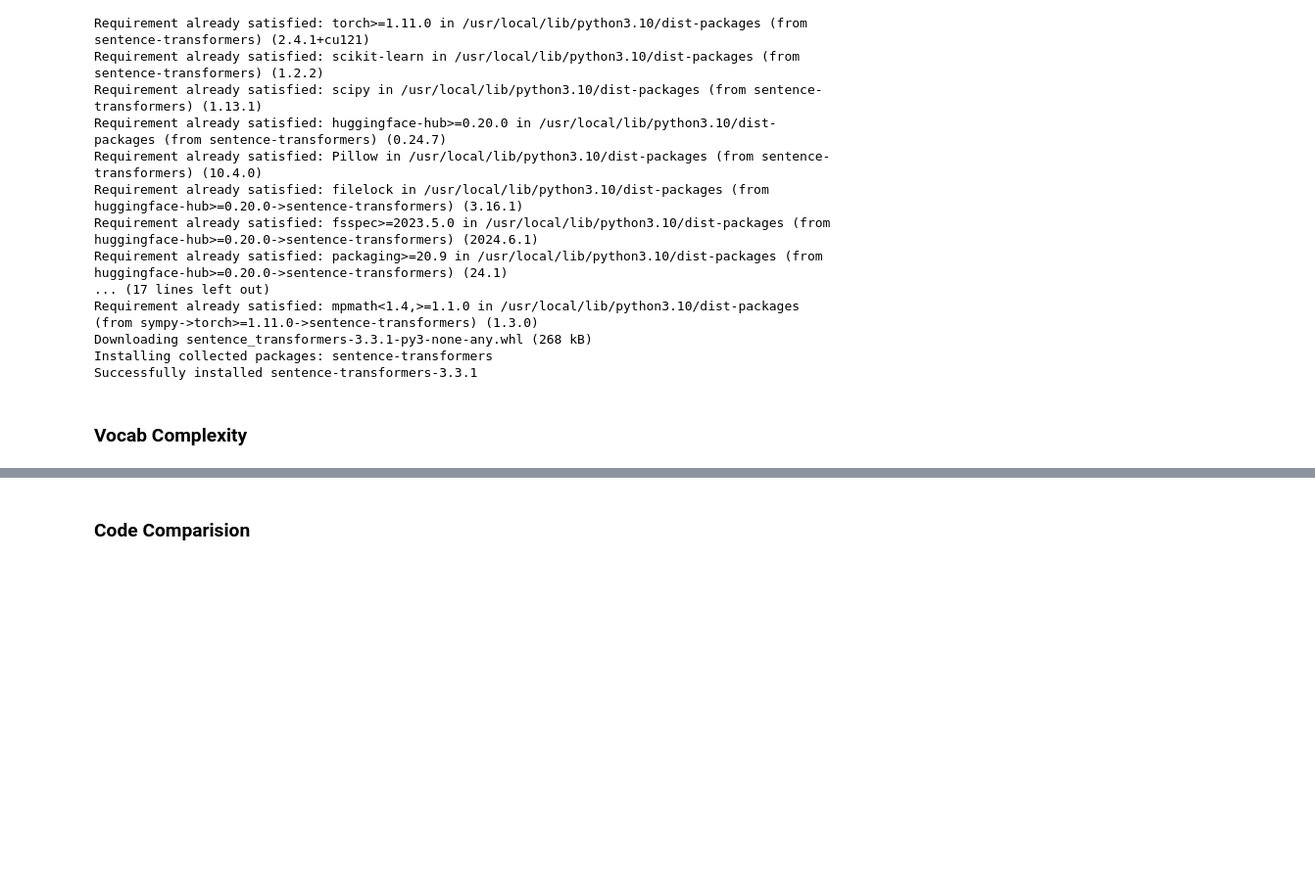
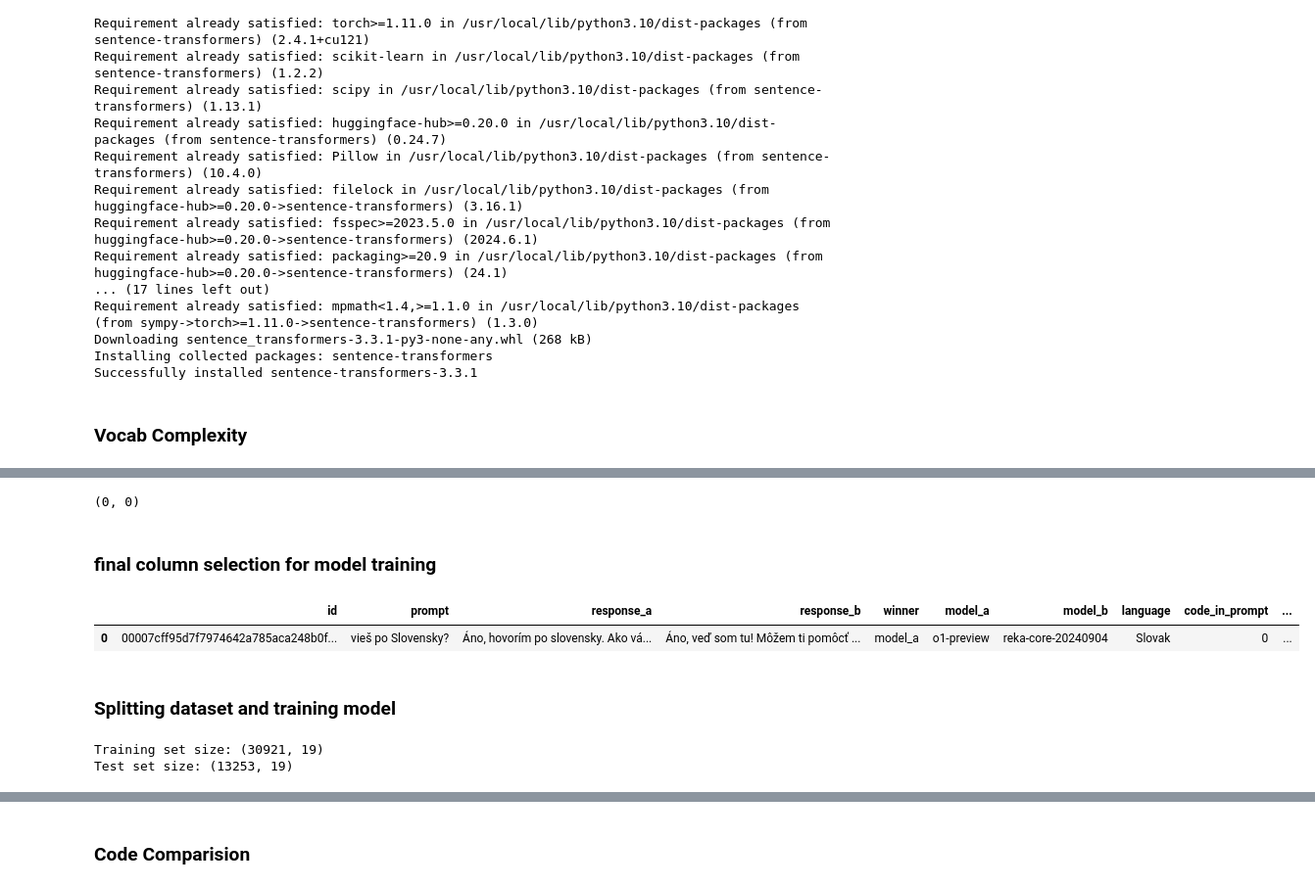
Before and after one commit to mridulgupta2906/kaggle_WSDM-_Multilingual, a Jupyter notebook: notebook882446bfcc.ipynb, the cells around one changed output, grey strips where cells are left out. Shown at 98% size. Drawn from its saved outputs; the diff is of its cells as text; code cells hidden in the pictures; blank space fills up the shorter version.

```diff
--- a/notebook882446bfcc.ipynb
+++ b/notebook882446bfcc.ipynb
@@ -839,0 +751,30 @@ del(df['vcs_list'])
+# %%
+columns_to_transform = ['code_in_prompt','code_in_response_a','code_in_response_b']
+df[columns_to_transform] = df[columns_to_transform].astype(int)
+# %%
+df[["web_dev_prompt", "dev_prompt", "comprehensive_prompt"]] = pd.DataFrame(df["code_languages_in_prompt"].tolist(), index=df.index)
+df[["web_dev_response_a", "dev_response_a", "comprehensive_response_a"]]= pd.DataFrame(df["code_languages_in_response_a"].tolist(), index=df.index)
+df[["web_dev_response_b", "dev_response_b", "comprehensive_response_b"]] = pd.DataFrame(df["code_languages_in_response_b"].tolist(), index=df.index)
+# %%
+# label is winner column
+
+def target_conversion_to_categorical(model):
+    if model == 'model_a':
+        return 0
+    else:
+        return 1
+
+df['label'] = df['winner'].apply(target_conversion_to_categorical)
+# %%
+dt = df[(df['type']=='code') | (df['type']=='text')]
+# %%
+len(dt[dt['type']=='unknown']) , len(dt[dt['type']=='logical_operations'])
+# %% [output]
+(0, 0)
+# %% [markdown]
+### final column selection for model training
+# %%
+dt.head(1)
+# %% [output]
+|  | id | prompt | response_a | response_b | winner | model_a | model_b | language | code_in_prompt | ... |
+| 0 | 00007cff95d7f7974642a785aca248b0f... | vieš po Slovensky? | Áno, hovorím po slovensky. Ako vá... | Áno, veď som tu! Môžem ti pomôcť ... | model_a | o1-preview | reka-core-20240904 | Slovak | 0 | ... |
@@ -839,0 +796,19 @@ del(df['vcs_list'])
+# %% [markdown]
+### Splitting dataset and training model
+# %%
+import pandas as pd
+from sklearn.model_selection import train_test_split
+from sklearn.ensemble import RandomForestClassifier
+from sklearn.metrics import accuracy_score
+
+
+X_train, X_test, y_train, y_test = train_test_split(X, y, test_size=0.3, random_state=42)
+
+# X_val, X_test, y_val, y_test = train_test_split(X_temp, y_temp, test_size=0.5, random_state=42)
+
+print("Training set size:", X_train.shape)
+# print("Validation set size:", X_val.shape)
+print("Test set size:", X_test.shape)
+# %% [output]
+Training set size: (30921, 19)
+Test set size: (13253, 19)
```
Also changed, not shown: parts of 23 cells of this notebook.
